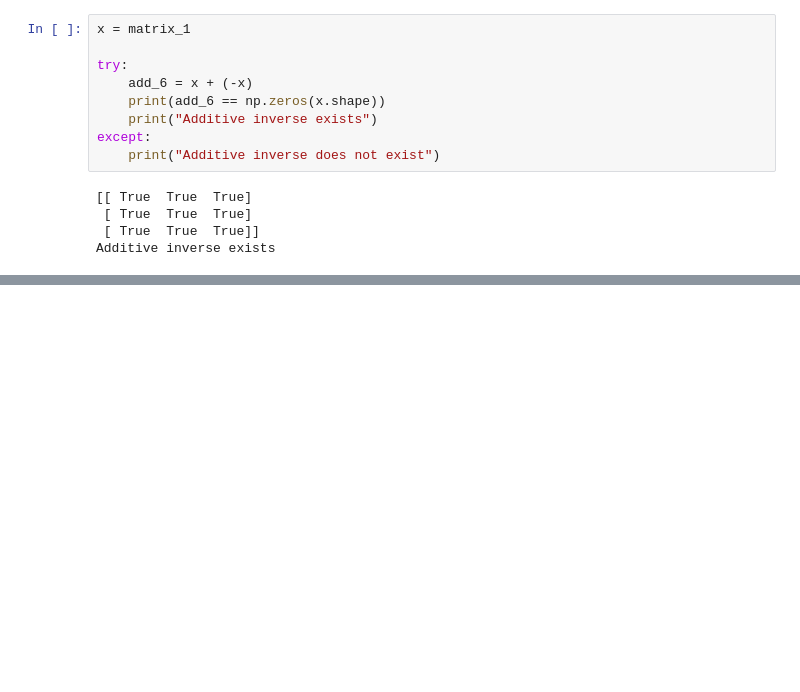
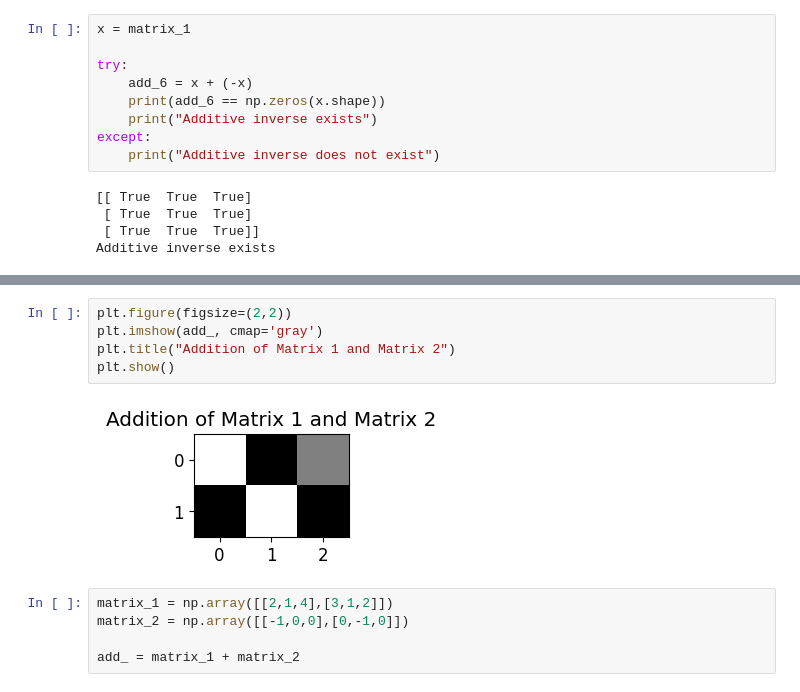
Before and after one commit to Nyctophilic-nikes/Linear-Algebra-with-Python, a Jupyter notebook: Main.ipynb, the cells around one changed output, grey strips where cells are left out. Saved outputs shown, nothing was run; the diff lists cells and outputs as text; blank space fills up the shorter version.

```diff
--- a/Main.ipynb
+++ b/Main.ipynb
@@ -137,0 +227,12 @@ Additive inverse exists
+# %%
+plt.figure(figsize=(2,2))
+plt.imshow(add_, cmap='gray')
+plt.title("Addition of Matrix 1 and Matrix 2")
+plt.show()
+# %% [output]
+[figure, added]
+# %%
+matrix_1 = np.array([[2,1,4],[3,1,2]])
+matrix_2 = np.array([[-1,0,0],[0,-1,0]])
+
+add_ = matrix_1 + matrix_2
```
Also changed, not shown: parts of 9 cells of this notebook, 32 other files.
